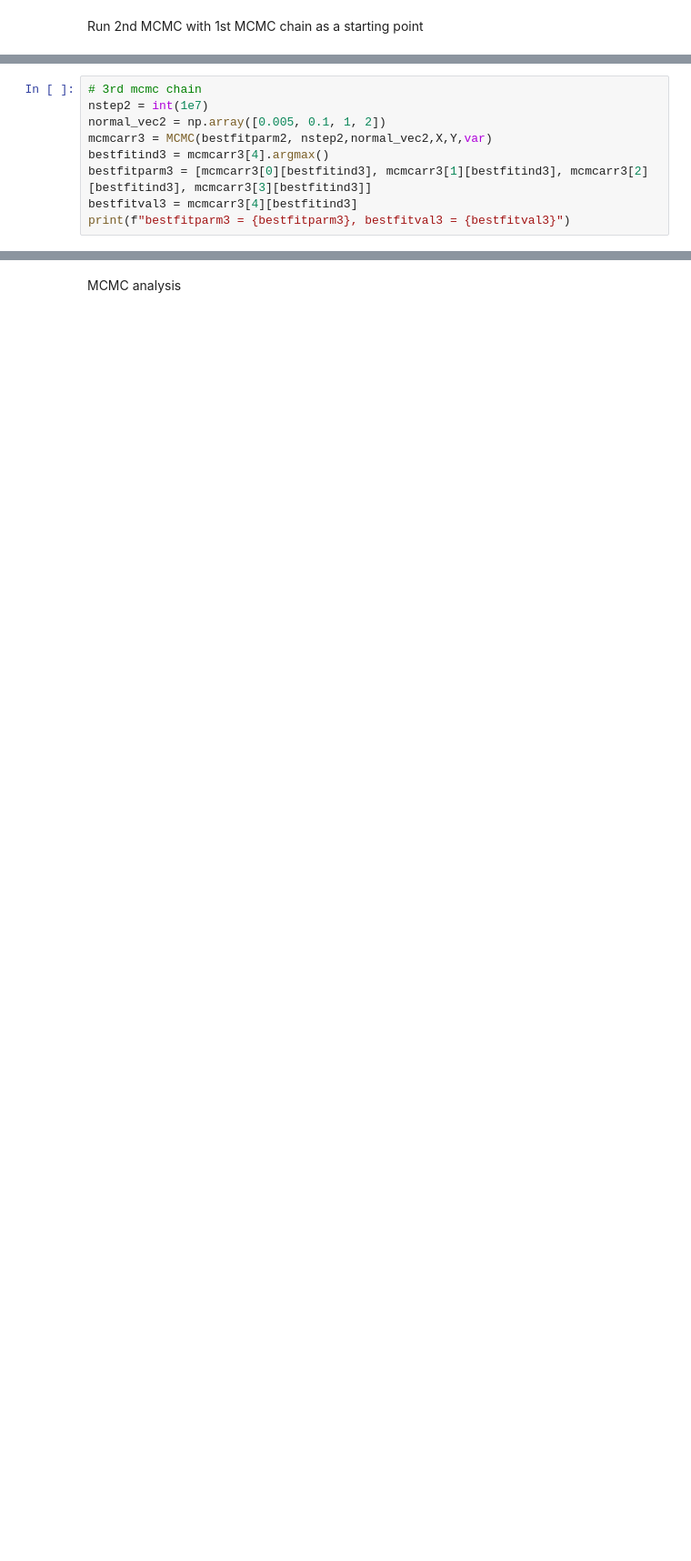
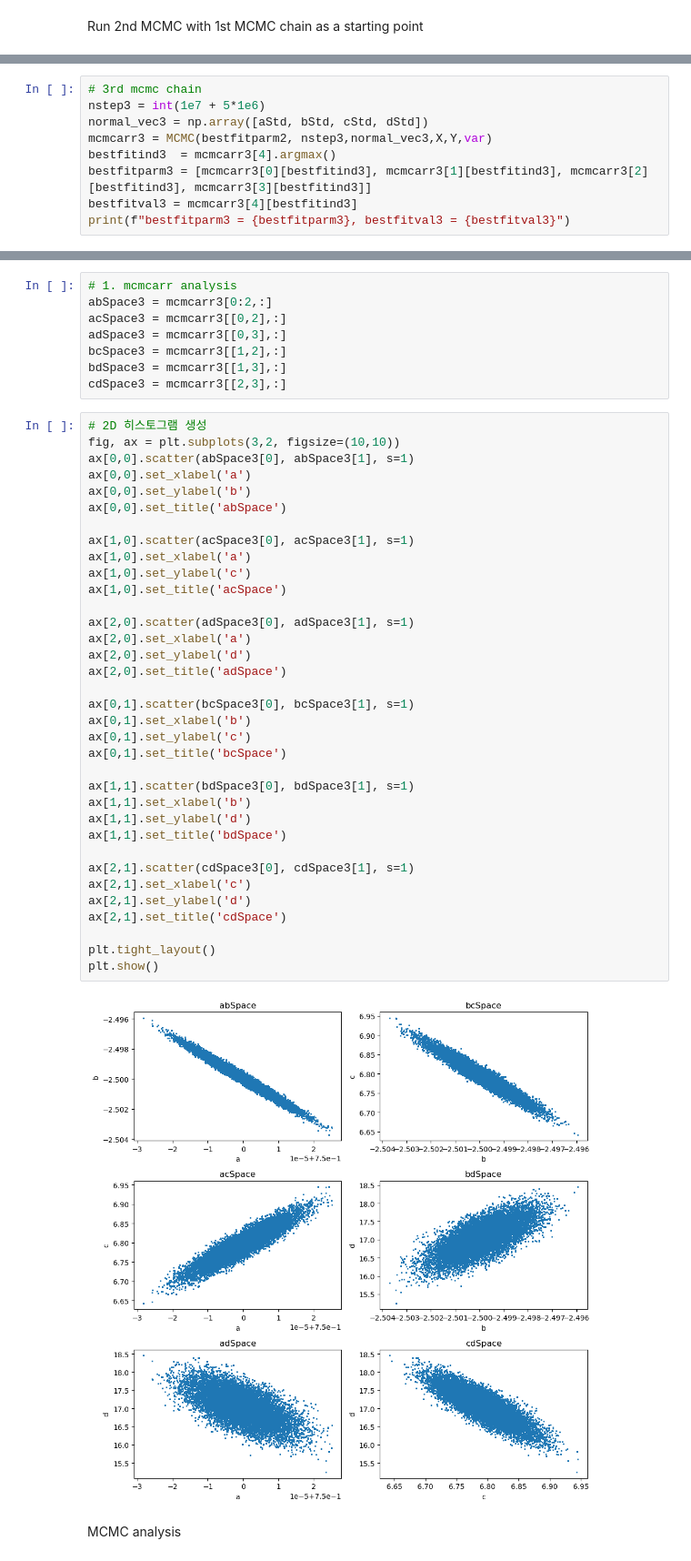
Before and after one commit to john1256/KASI_Ms, a Jupyter notebook: 2025/MCMC.ipynb, the cells around one changed output, grey strips where cells are left out. Shown at 91% size. Drawn from its saved outputs; the diff is of its cells as text; blank space fills up the shorter version.

```diff
--- a/2025/MCMC.ipynb
+++ b/2025/MCMC.ipynb
@@ -83,9 +220,9 @@ bestfitparm2 = [0.7499778685407329, -2.496959121644676, 6.690908825671694, 18.40
 # %%
 # 3rd mcmc chain
-nstep2 = int(1e7)
-normal_vec2 = np.array([0.005, 0.1, 1, 2])
-mcmcarr3 = MCMC(bestfitparm2, nstep2,normal_vec2,X,Y,var)
-bestfitind3 = mcmcarr3[4].argmax()
+nstep3 = int(1e7 + 5*1e6)
+normal_vec3 = np.array([aStd, bStd, cStd, dStd])
+mcmcarr3 = MCMC(bestfitparm2, nstep3,normal_vec3,X,Y,var)
+bestfitind3  = mcmcarr3[4].argmax()
 bestfitparm3 = [mcmcarr3[0][bestfitind3], mcmcarr3[1][bestfitind3], mcmcarr3[2][bestfitind3], mcmcarr3[3][bestfitind3]]
 bestfitval3 = mcmcarr3[4][bestfitind3]
 print(f"bestfitparm3 = {bestfitparm3}, bestfitval3 = {bestfitval3}")
@@ -105,2 +231,47 @@ bestfitparm4 = [0.7500092312365925, -2.501096654219668, 6.824072068714113, 16.93
+# %%
+# 1. mcmcarr analysis
+abSpace3 = mcmcarr3[0:2,:]
+acSpace3 = mcmcarr3[[0,2],:]
+adSpace3 = mcmcarr3[[0,3],:]
+bcSpace3 = mcmcarr3[[1,2],:]
+bdSpace3 = mcmcarr3[[1,3],:]
+cdSpace3 = mcmcarr3[[2,3],:]
+# %%
+# 2D 히스토그램 생성
+fig, ax = plt.subplots(3,2, figsize=(10,10))
+ax[0,0].scatter(abSpace3[0], abSpace3[1], s=1)
+ax[0,0].set_xlabel('a')
+ax[0,0].set_ylabel('b')
+ax[0,0].set_title('abSpace')
+
+ax[1,0].scatter(acSpace3[0], acSpace3[1], s=1)
+ax[1,0].set_xlabel('a')
+ax[1,0].set_ylabel('c')
+ax[1,0].set_title('acSpace')
+
+ax[2,0].scatter(adSpace3[0], adSpace3[1], s=1)
+ax[2,0].set_xlabel('a')
+ax[2,0].set_ylabel('d')
+ax[2,0].set_title('adSpace')
+
+ax[0,1].scatter(bcSpace3[0], bcSpace3[1], s=1)
+ax[0,1].set_xlabel('b')
+ax[0,1].set_ylabel('c')
+ax[0,1].set_title('bcSpace')
+
+ax[1,1].scatter(bdSpace3[0], bdSpace3[1], s=1)
+ax[1,1].set_xlabel('b')
+ax[1,1].set_ylabel('d')
+ax[1,1].set_title('bdSpace')
+
+ax[2,1].scatter(cdSpace3[0], cdSpace3[1], s=1)
+ax[2,1].set_xlabel('c')
+ax[2,1].set_ylabel('d')
+ax[2,1].set_title('cdSpace')
+
+plt.tight_layout()
+plt.show()
+# %% [output]
+[figure, added]
 # %% [markdown]
 MCMC analysis
```
Also changed, not shown: parts of 15 cells of this notebook, 2 other files.
